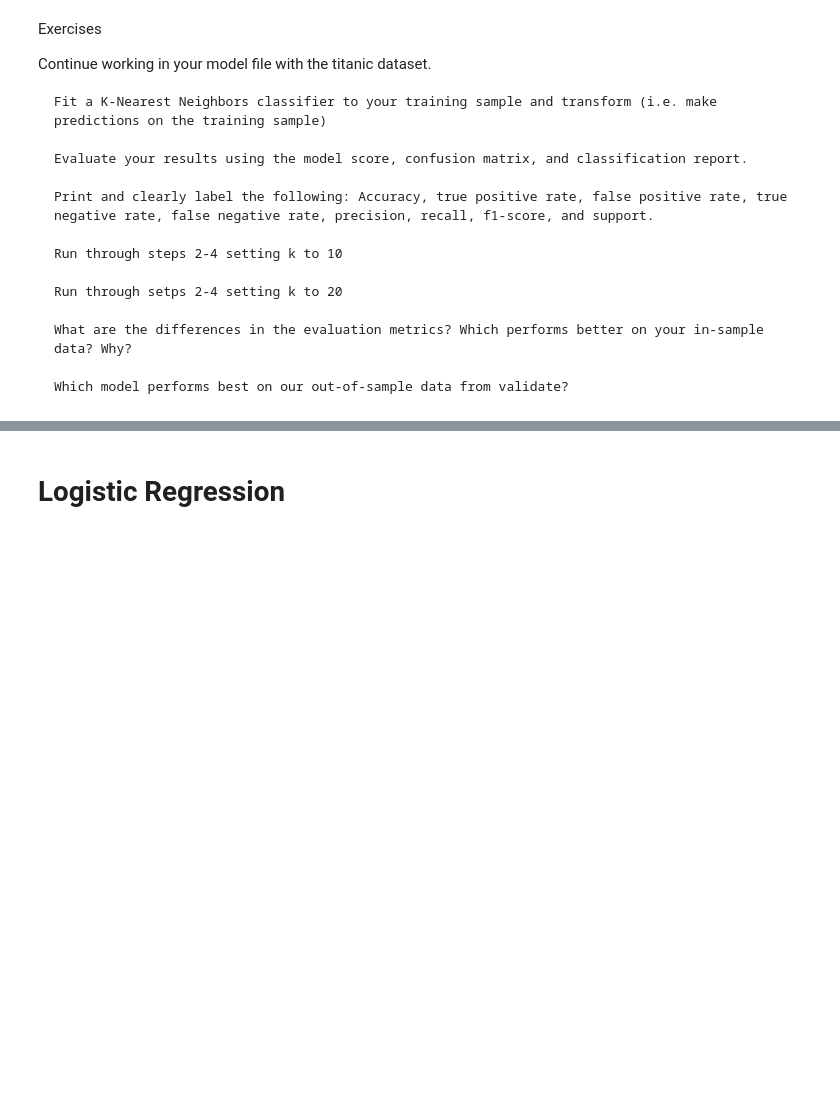
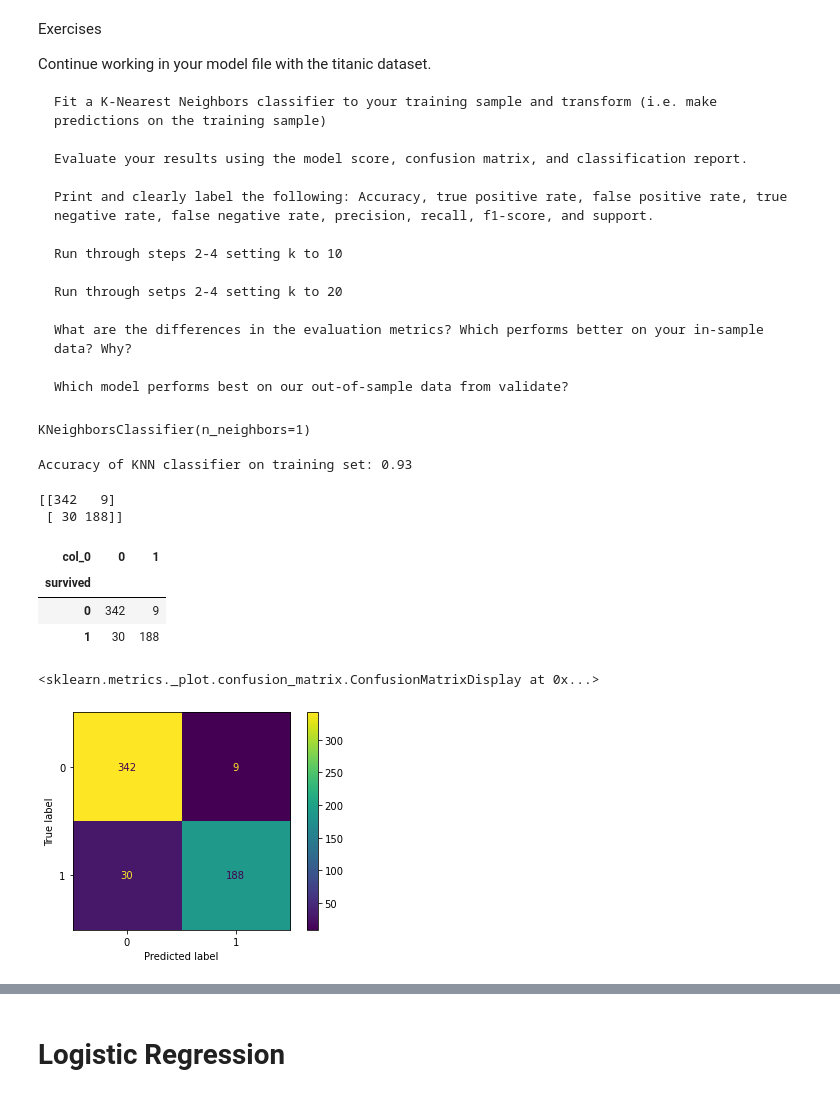
Before and after one commit to Jgardin875/classification-exercises, a Jupyter notebook: model.ipynb, the cells around one changed output, grey strips where cells are left out. Drawn from its saved outputs; the diff is of its cells as text; code cells hidden in the pictures; blank space fills up the shorter version.

```diff
--- a/model.ipynb
+++ b/model.ipynb
@@ -1191,0 +1198,6 @@ Continue working in your model file with the titanic dataset.
+# %%
+knn1 = KNeighborsClassifier(n_neighbors=1, weights='uniform')
+# %%
+knn1.fit(x_train, y_train)
+# %% [output]
+KNeighborsClassifier(n_neighbors=1)
@@ -1191,0 +1210,22 @@ Continue working in your model file with the titanic dataset.
+# %%
+print('Accuracy of KNN classifier on training set: {:.2f}'
+     .format(knn1.score(x_train, y_train)))
+# %% [output]
+Accuracy of KNN classifier on training set: 0.93
+# %%
+print(confusion_matrix(y_train, y_pred))
+# %% [output]
+[[342   9]
+ [ 30 188]]
+# %%
+pd.crosstab(y_train, y_pred)
+# %% [output]
+| col_0 | 0 | 1 |
+| survived |  |  |
+| 0 | 342 | 9 |
+| 1 | 30 | 188 |
+# %%
+plot_confusion_matrix(knn1, x_train, y_train)
+# %% [output]
+<sklearn.metrics._plot.confusion_matrix.ConfusionMatrixDisplay at 0x...>
+[figure, added]
```
Also changed, not shown: parts of 54 cells of this notebook, 2 other files.
